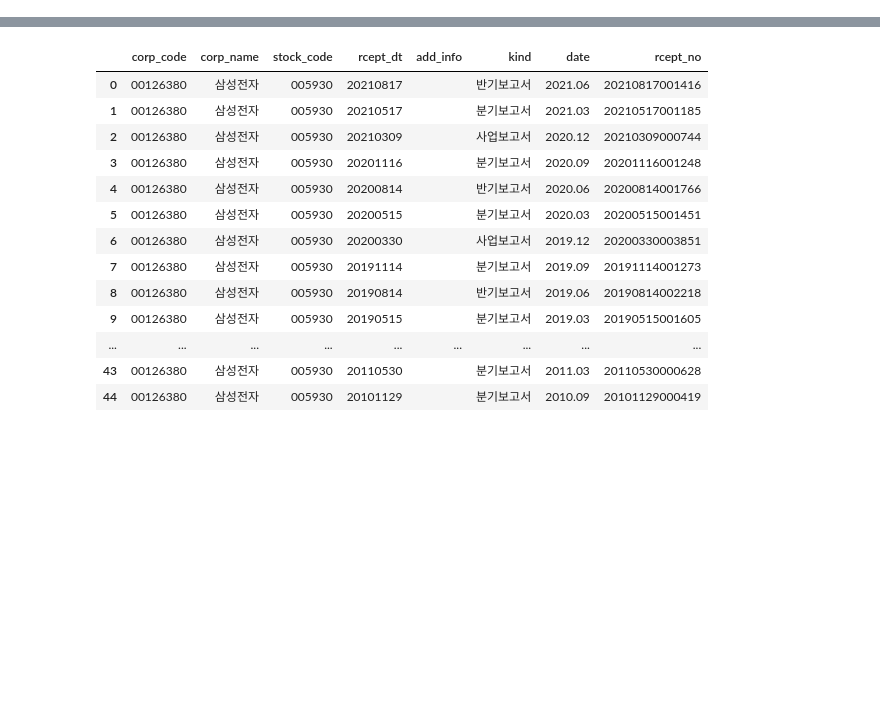
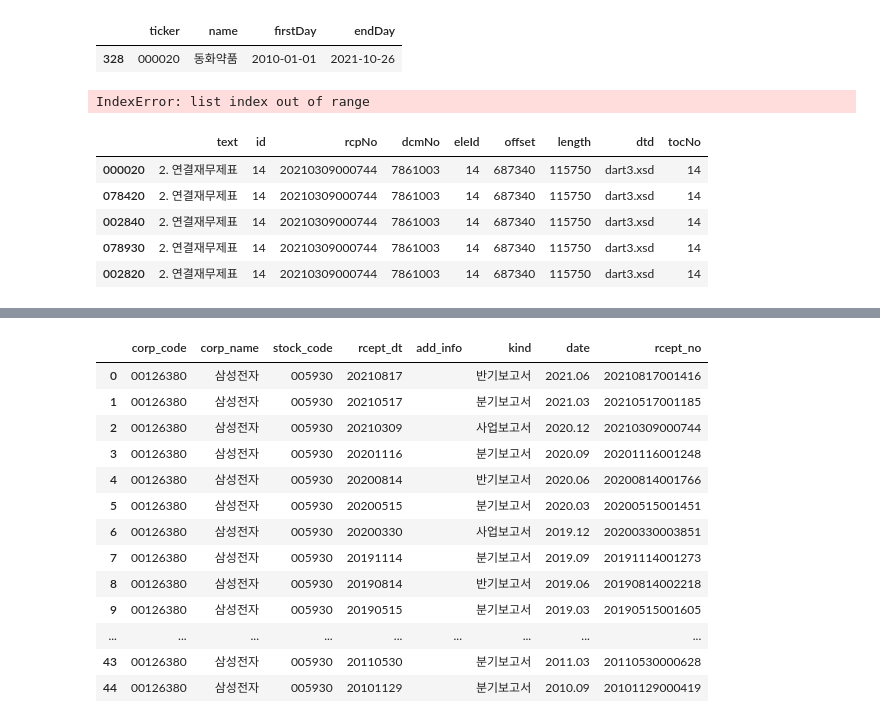
Before and after one commit to ajcltm/DataAPI, a Jupyter notebook: 211028_dartApi.ipynb, the cells around one changed output, grey strips where cells are left out. Drawn from its saved outputs; the diff is of its cells as text; code cells hidden in the pictures; blank space fills up the shorter version.

```diff
--- a/211028_dartApi.ipynb
+++ b/211028_dartApi.ipynb
@@ -56,0 +210,5 @@ name_code_df.loc[con]
+# %%
+def getConsolidatedDic(df) :
+    con = df.text.str.contains('.*연결재무제표$')
+    dic = df.loc[con].to_dict('records')[0]
+    return dic
@@ -56,0 +352,33 @@ name_code_df.loc[con]
+# %%
+stockList = pd.read_parquet(folderPath/'stockListDB.parquet')
+con = stockList.loc[:, 'name'] == '동화약품'
+stockList.loc[con]
+# %% [output]
+|  | ticker | name | firstDay | endDay |
+| 328 | 000020 | 동화약품 | 2010-01-01 | 2021-10-26 |
+# %%
+tickerLst = dropaddedReportInfoDf.stock_code.unique().tolist()
+tickerLst = tickerLst[:5]
+
+dics = {}
+for ticker in tqdm(tickerLst) :
+    time.sleep(1)
+    con = dropaddedReportInfoDf.stock_code == ticker
+    rcept_noLst = dropaddedReportInfoDf.loc[con].rcept_no.unique().tolist()
+    for rcept_no in tqdm(rcept_noLst) :
+        mainReportDf = getMainReportDf(rcept_no)
+        dics[ticker] = getConsolidatedDic(mainReportDf)
+# %% [output]
+IndexError: list index out of range
+# %%
+dics
+consolidatedDf = pd.DataFrame(data = dics.values(), index=dics.keys())
+# %%
+consolidatedDf.head(5)
+# %% [output]
+|  | text | id | rcpNo | dcmNo | eleId | offset | length | dtd | tocNo |
+| 000020 | 2. 연결재무제표 | 14 | 20210309000744 | 7861003 | 14 | 687340 | 115750 | dart3.xsd | 14 |
+| 078420 | 2. 연결재무제표 | 14 | 20210309000744 | 7861003 | 14 | 687340 | 115750 | dart3.xsd | 14 |
+| 002840 | 2. 연결재무제표 | 14 | 20210309000744 | 7861003 | 14 | 687340 | 115750 | dart3.xsd | 14 |
+| 078930 | 2. 연결재무제표 | 14 | 20210309000744 | 7861003 | 14 | 687340 | 115750 | dart3.xsd | 14 |
+| 002820 | 2. 연결재무제표 | 14 | 20210309000744 | 7861003 | 14 | 687340 | 115750 | dart3.xsd | 14 |
```
Also changed, not shown: parts of 30 cells of this notebook, 2 other files.
